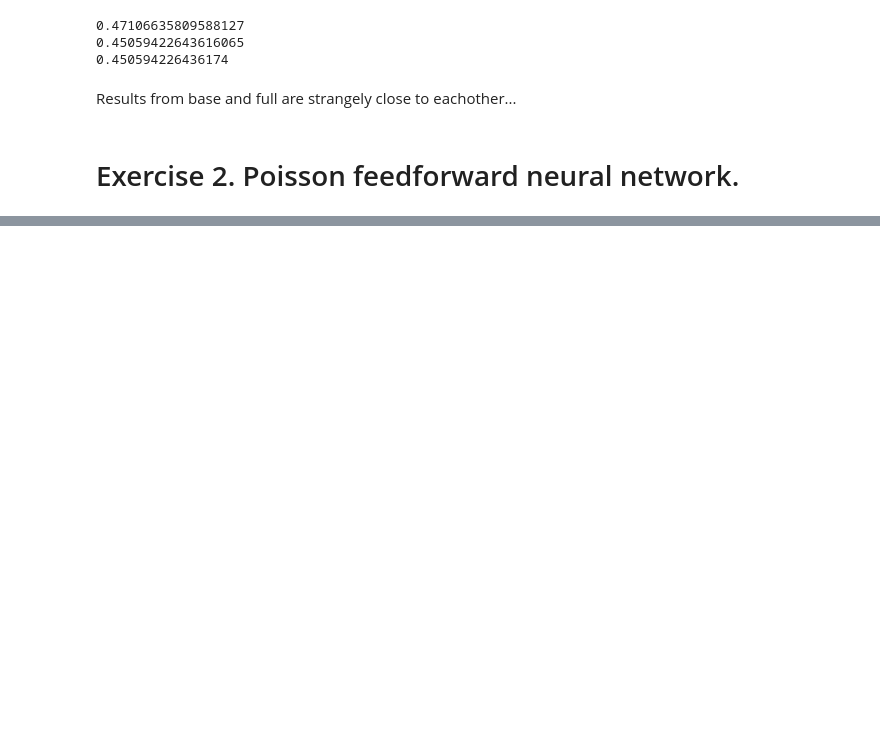
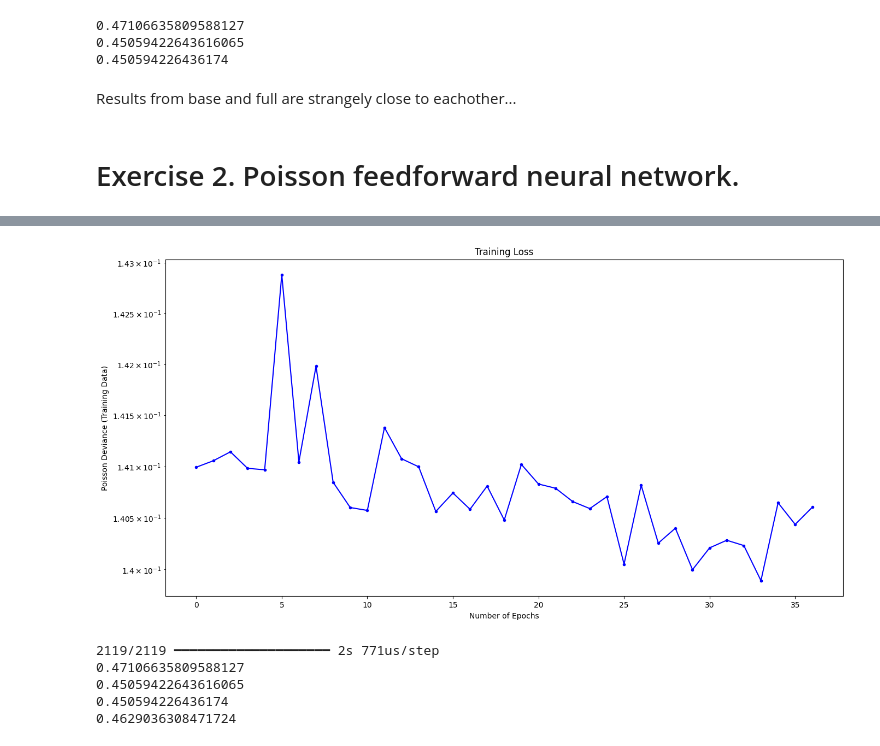
Before and after one commit to tskorkowski/CAS-ML, a Jupyter notebook: sessions/Project_2_Insurance_Claim_Prediction/Project 2 - Template.ipynb, the cells around one changed output, grey strips where cells are left out. Saved outputs shown, nothing was run; the diff lists cells and outputs as text; code cells hidden in the pictures; blank space fills up the shorter version.

Commit message:
nn_tests

```diff
--- a/sessions/Project_2_Insurance_Claim_Prediction/Project 2 - Template.ipynb
+++ b/sessions/Project_2_Insurance_Claim_Prediction/Project 2 - Template.ipynb
@@ -327,7 +327,7 @@ name_num_hidden_layers = 'hidden_layers'
 # Set input layer size
 preprocessor_nn, columns_nn = preproc('nn')
 
-X_train_nn = preprocessor_nn.fit_transform(X_train)
+X_train_nn = preprocessor_nn.fit_transform(X_train).toarray()
 input_layer_size = X_train_nn.shape[1]
 
 # You can use Keras (see the notebook "Project 2 - Insurance Claim Prediction - Sandbox")
@@ -346,7 +346,7 @@ def build_model(hp):
         hp_elu_param = hp.Choice(f'{name_elu_param}', values=[0.1,0.5,1.0,1.3])
 
 
-    model.add(Input(shape=(input_layer_size,)))
+    model.add(Input(shape=X_train_nn.shape[1:]))
     model.add(Dense(42,activation=hp_activation, input_shape=(input_layer_size,) ))
 
     for i in range(3,hp.Int(f'{name_num_hidden_layers}', min_value=2, max_value=14, step=2)):
@@ -391,7 +391,8 @@ def search_and_train_randomsearch_nn():
     )
 
     # Search for best hyper parameters
-    tuner.search(X_train_nn, y_train['Freq'], epochs=40, validation_split=0.1)
+    tuner.search(X_train_nn, y_train['Freq'], epochs=40, validation_split=0.1,
+          sample_weight = y_train['Exposure'])
 
     # Initialize a Neural network with this hyperparameters
     best_hp = tuner.get_best_hyperparameters()[0].values
@@ -401,7 +402,7 @@ def search_and_train_randomsearch_nn():
     if best_activatoin == 'elu':
         best_elu_param = best_hp[f'{name_elu_param}']
 
-    hp_model.add(Input(shape=(input_layer_size,)))
+    hp_model.add(Input(shape=X_train_nn.shape[1:]))
 
     for i in range(3,best_hp[f'{name_num_hidden_layers}']):
         # Set layer hyperparameters
@@ -422,8 +423,4 @@ def search_and_train_randomsearch_nn():
                   loss=keras.losses.Poisson(),
                   metrics=[keras.losses.Poisson(), 'mse', 'mae'])
 
-    # Define early stoping conditions and train the model
-    early_stopping = EarlyStopping(monitor='val_loss', patience=10, restore_best_weights=True)
-    hp_model.fit(x=X_train_nn, y=y_train['Freq'], validation_split=0.2, batch_size=2048, epochs=1000, callbacks=[early_stopping])
-
     return hp_model
@@ -479,0 +432,9 @@ memory usage: 9.3 MB
+# %%
+early_stopping = EarlyStopping(monitor='val_loss', patience=15, restore_best_weights=True)
+hp_nn.fit(x=X_train_nn, y=y_train['Freq'],
+          sample_weight = y_train['Exposure'],
+          validation_split=0.2,
+          batch_size=2048,
+          epochs=1000,
+          callbacks=[early_stopping])
+# Print MAE, MSE and loss on train and test data sets
@@ -479,0 +460,37 @@ memory usage: 9.3 MB
+# %%
+
+# Assuming hp_nn is the result of training the Keras model
+# Example:
+# hp_nn = model.fit(X_train, y_train, epochs=epochs, validation_data=(X_val, y_val))
+
+fig = plt.figure(figsize=(16, 8))  # Set figure size directly in figure creation
+
+# Access training history directly from the History object
+loss_history = hp_nn.history.history['loss']
+
+# Plot training loss over epochs
+plt.plot(loss_history, 'b.-')
+plt.title('Training Loss')
+plt.yscale('log')
+plt.ylabel('Poisson Deviance (Training Data)')
+plt.xlabel('Number of Epochs')
+
+plt.show()
+# %% [output]
+[figure, added]
+# %%
+# Get nn predictions
+y_pred_nn = hp_nn.predict(preprocessor_nn.transform(X_test).toarray())
+
+print(
+    mean_poisson_deviance(y_test['Freq'], y_pred_dummy, sample_weight=y_test['Exposure']),
+    mean_poisson_deviance(y_test['Freq'], y_pred_glm_base, sample_weight=y_test['Exposure']),
+    mean_poisson_deviance(y_test['Freq'], y_pred_glm_full, sample_weight=y_test['Exposure']),
+    mean_poisson_deviance(y_test['Freq'], y_pred_nn, sample_weight=y_test['Exposure']),
+    sep='\n')
+# %% [output]
+2119/2119 ━━━━━━━━━━━━━━━━━━━━ 2s 771us/step
+0.47106635809588127
+0.45059422643616065
+0.450594226436174
+0.4629036308471724
```
Also changed, not shown: parts of 9 cells of this notebook.
